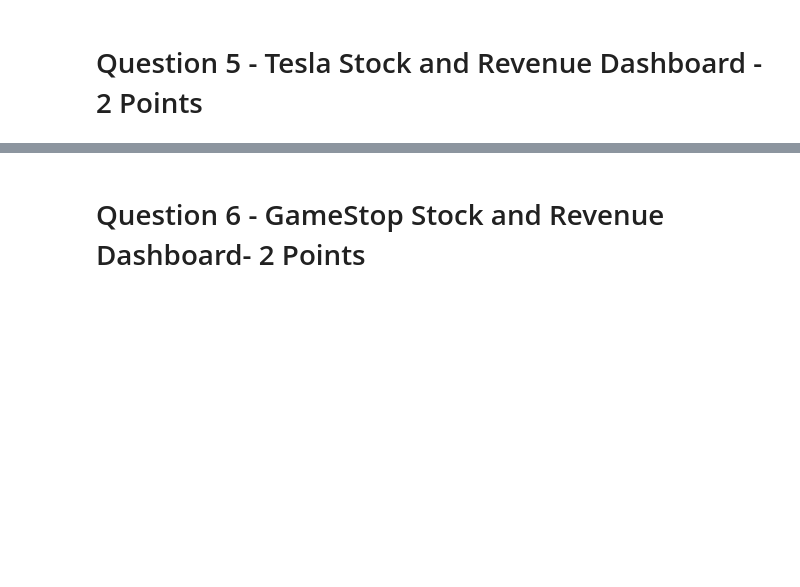
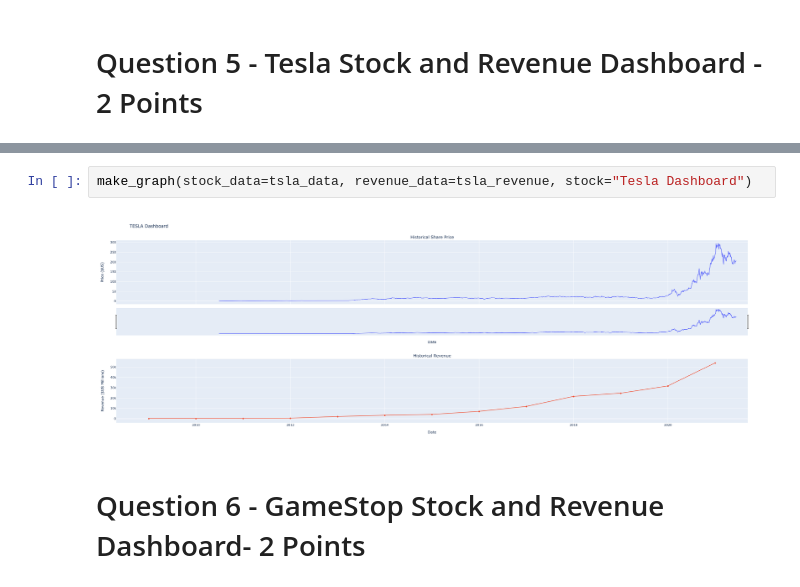
Before and after one commit to trndk/python-project-data-science, a Jupyter notebook: TSLA_GME.ipynb, the cells around one changed output, grey strips where cells are left out. Saved outputs shown, nothing was run; the diff lists cells and outputs as text; blank space fills up the shorter version.

```diff
--- a/TSLA_GME.ipynb
+++ b/TSLA_GME.ipynb
@@ -117,3 +126,7 @@ tsla_revenue["Revenue"].plot(title="Tesla Historical Revenue")
+# %%
+make_graph(stock_data=tsla_data, revenue_data=tsla_revenue, stock="Tesla Dashboard")
+# %% [output]
+[figure, added]
 # %% [markdown]
 # Question 6 - GameStop Stock and Revenue Dashboard- 2 Points
 # %%
```
Also changed, not shown: parts of 10 cells of this notebook.
